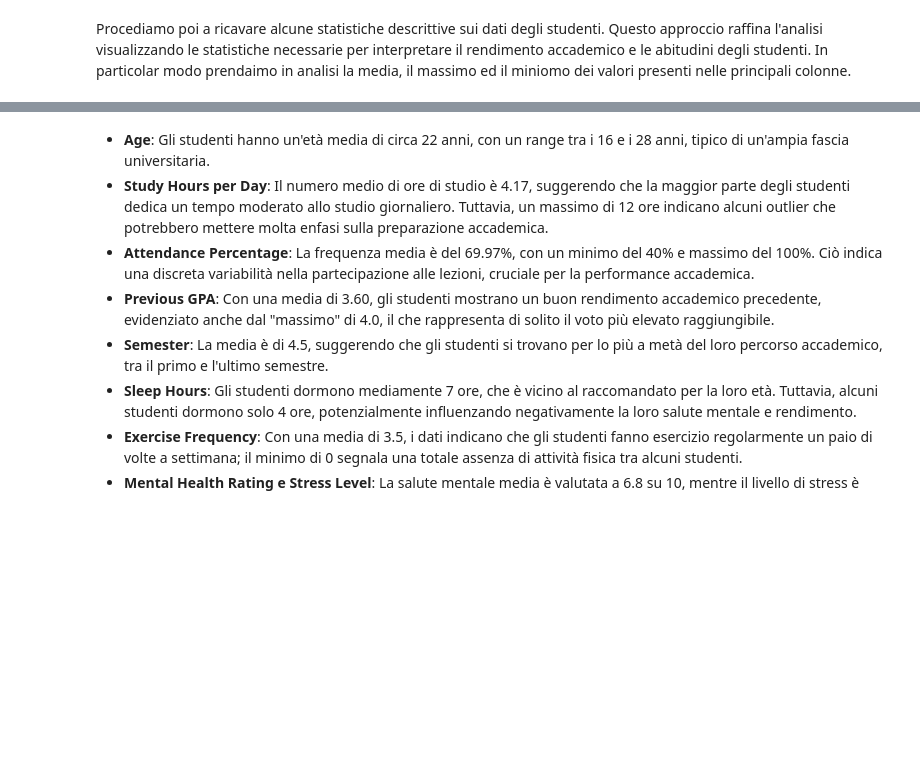
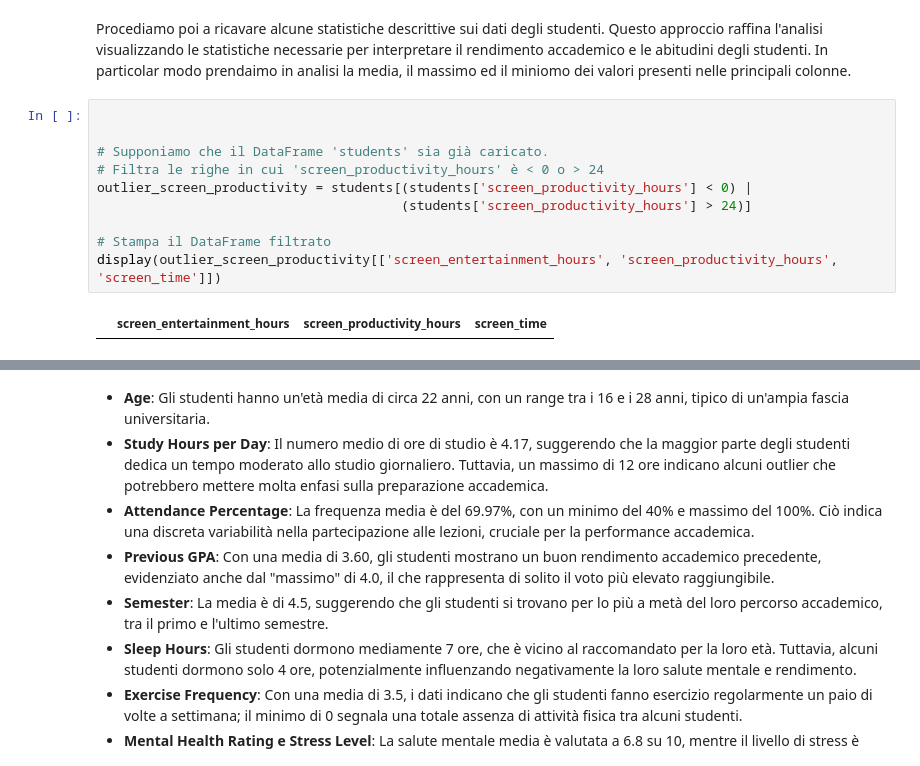
Before and after one commit to FrancescoPazz/Students-Habits-and-Academic-Perfomance, a Jupyter notebook: student_habits_and_academic_performance.ipynb, the cells around one changed output, grey strips where cells are left out. Cells and saved outputs as stored; diff of their text form; blank space fills up the shorter version.

```diff
--- a/student_habits_and_academic_performance.ipynb
+++ b/student_habits_and_academic_performance.ipynb
@@ -226,6 +217,18 @@ print(students.columns.tolist())
 ### ANALISI DEI DATI
 # %% [markdown]
 Procediamo poi a ricavare alcune statistiche descrittive sui dati degli studenti. Questo approccio raffina l'analisi visualizzando le statistiche necessarie per interpretare il rendimento accademico e le abitudini degli studenti. In particolar modo prendaimo in analisi la media, il massimo ed il miniomo dei valori presenti nelle principali colonne.
+# %%
+
+
+# Supponiamo che il DataFrame 'students' sia già caricato.
+# Filtra le righe in cui 'screen_productivity_hours' è < 0 o > 24
+outlier_screen_productivity = students[(students['screen_productivity_hours'] < 0) |
+                                       (students['screen_productivity_hours'] > 24)]
+
+# Stampa il DataFrame filtrato
+display(outlier_screen_productivity[['screen_entertainment_hours', 'screen_productivity_hours', 'screen_time']])
+# %% [output]
+|  | screen_entertainment_hours | screen_productivity_hours | screen_time |
 # %%
 studentDescribed = students.describe()
 
```
Also changed, not shown: parts of 5 cells of this notebook.
